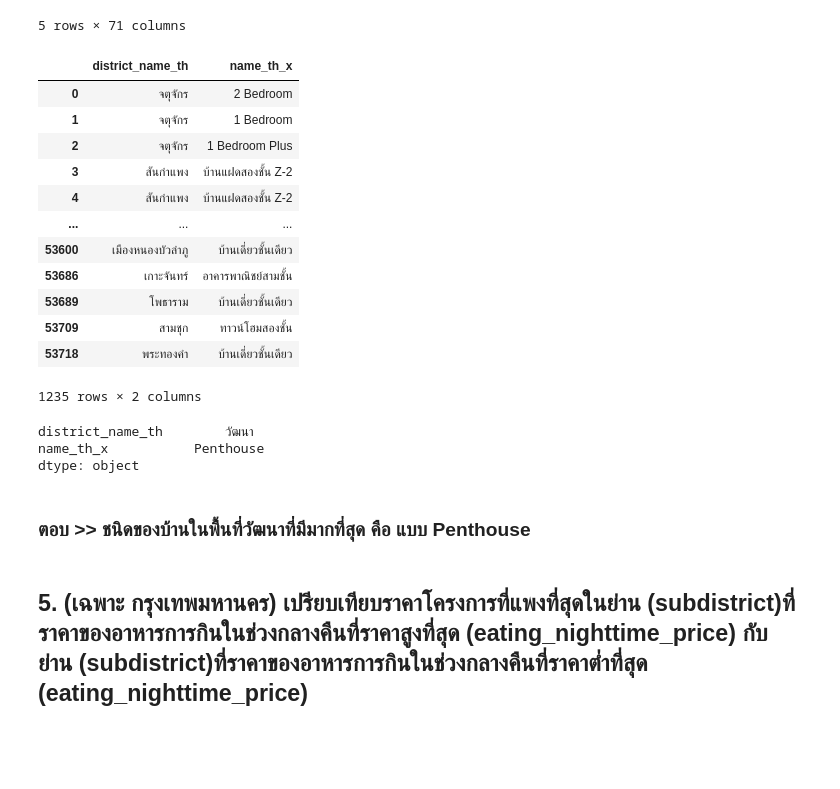
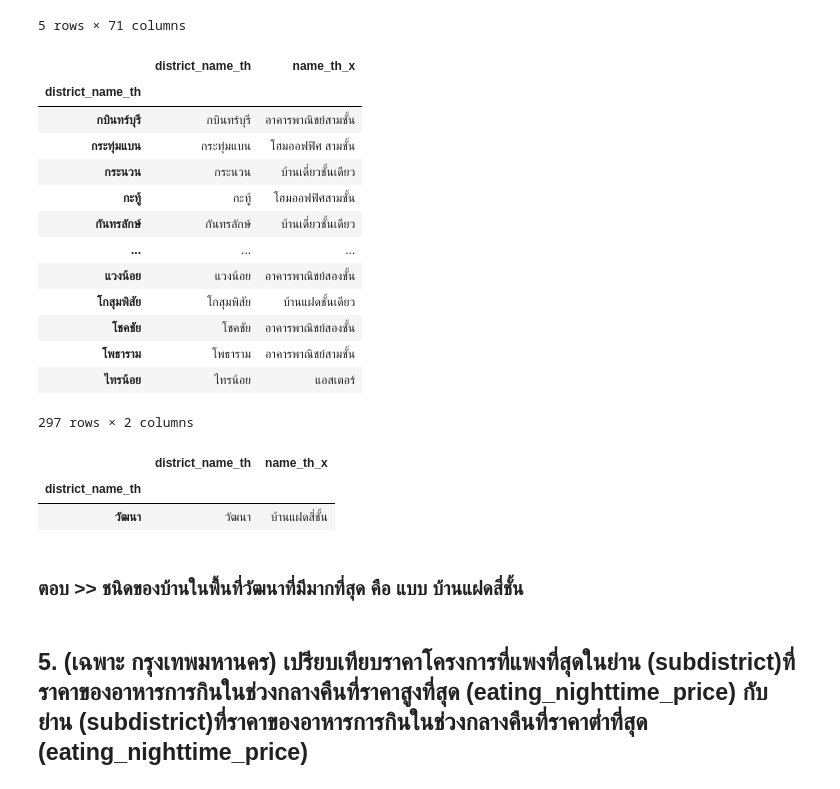
Before and after one commit to Ninkrn/BasicProg_Dataviz65, a Jupyter notebook: midterm65.ipynb, the cells around one changed output. Drawn from its saved outputs; the diff is of its cells as text; code cells hidden in the pictures; blank space fills up the shorter version.

```diff
--- a/midterm65.ipynb
+++ b/midterm65.ipynb
@@ -280,29 +274,30 @@ UP.head()
 | 4 | 28777 | unittype_10267 | project_3543 | บ้านแฝดสองชั้น Z-2 | 20000 | Twin house | ... |
 5 rows × 71 columns
 # %%
-UP4 = UP.groupby('district_name_th')[['district_name_th','name_th_x']].head()
+UP4 = UP.groupby('district_name_th')[['district_name_th','name_th_x']].max()
 UP4
 # %% [output]
 |  | district_name_th | name_th_x |
-| 0 | จตุจักร | 2 Bedroom |
-| 1 | จตุจักร | 1 Bedroom |
-| 2 | จตุจักร | 1 Bedroom Plus |
-| 3 | สันกำแพง | บ้านแฝดสองชั้น Z-2 |
-| 4 | สันกำแพง | บ้านแฝดสองชั้น Z-2 |
+| district_name_th |  |  |
+| กบินทร์บุรี | กบินทร์บุรี | อาคารพาณิชย์สามชั้น |
+| กระทุ่มแบน | กระทุ่มแบน | โฮมออฟฟิศ สามชั้น |
+| กระนวน | กระนวน | บ้านเดี่ยวชั้นเดียว |
+| กะทู้ | กะทู้ | โฮมออฟฟิศสามชั้น |
+| กันทรลักษ์ | กันทรลักษ์ | บ้านเดี่ยวชั้นเดียว |
 | ... | ... | ... |
-| 53600 | เมืองหนองบัวลำภู | บ้านเดี่ยวชั้นเดียว |
-| 53686 | เกาะจันทร์ | อาคารพาณิชย์สามชั้น |
-| 53689 | โพธาราม | บ้านเดี่ยวชั้นเดียว |
-| 53709 | สามชุก | ทาวน์โฮมสองชั้น |
-| 53718 | พระทองคำ | บ้านเดี่ยวชั้นเดียว |
+| แวงน้อย | แวงน้อย | อาคารพาณิชย์สองชั้น |
+| โกสุมพิสัย | โกสุมพิสัย | บ้านแฝดชั้นเดียว |
+| โชคชัย | โชคชัย | อาคารพาณิชย์สองชั้น |
+| โพธาราม | โพธาราม | อาคารพาณิชย์สามชั้น |
+| ไทรน้อย | ไทรน้อย | แอสเตอร์ |
-1235 rows × 2 columns
+297 rows × 2 columns
 # %%
-UP4[UP4['district_name_th']== 'วัฒนา'].max()
+UP4[UP4['district_name_th']=='วัฒนา']
 # %% [output]
-district_name_th        วัฒนา
-name_th_x           Penthouse
-dtype: object
+|  | district_name_th | name_th_x |
+| district_name_th |  |  |
+| วัฒนา | วัฒนา | บ้านแฝดสี่ชั้น |
 # %% [markdown]
-### ตอบ >> ชนิดของบ้านในพื้นที่วัฒนาที่มีมากที่สุด คือ แบบ Penthouse
+### ตอบ >> ชนิดของบ้านในพื้นที่วัฒนาที่มีมากที่สุด คือ แบบ บ้านแฝดสี่ชั้น
 # %% [markdown]
 ## 5. (เฉพาะ กรุงเทพมหานคร) เปรียบเทียบราคาโครงการที่แพงที่สุดในย่าน (subdistrict)ที่ราคาของอาหารการกินในช่วงกลางคืนที่ราคาสูงที่สุด (eating_nighttime_price) กับ ย่าน (subdistrict)ที่ราคาของอาหารการกินในช่วงกลางคืนที่ราคาต่ำที่สุด (eating_nighttime_price)
```
Also changed, not shown: parts of 33 cells of this notebook.
